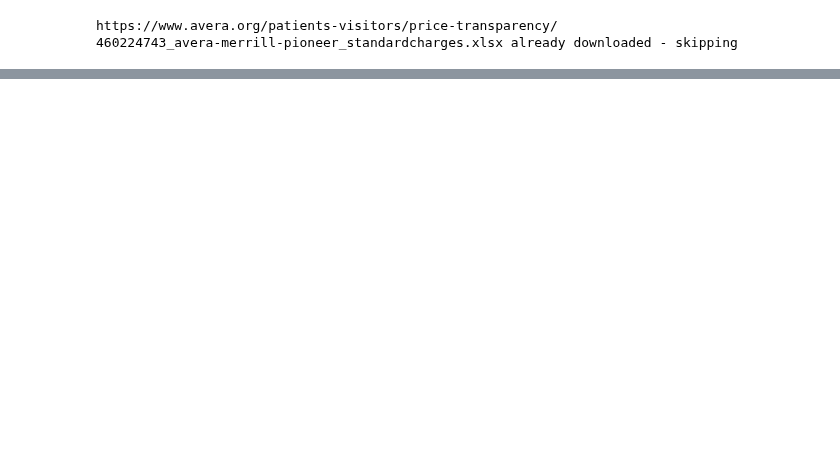
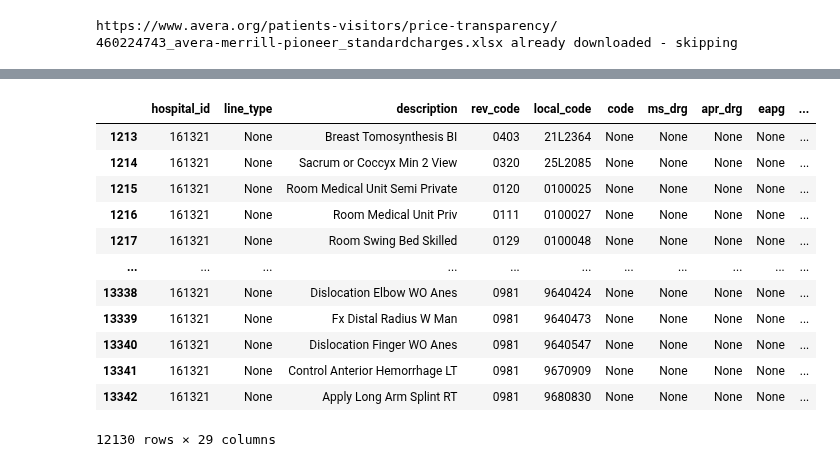
Before and after one commit to rl1987/dolthub-bounty-transparency-in-pricing, a Jupyter notebook: Avera.ipynb, the cells around one changed output, grey strips where cells are left out. Cells and saved outputs as stored; diff of their text form; code cells hidden in the pictures; blank space fills up the shorter version.

```diff
--- a/Avera.ipynb
+++ b/Avera.ipynb
@@ -113,5 +145,5 @@ df_mid
 # %%
 money_columns = df_mid.columns[5:]
 remaining_columns = df_mid.columns.to_list()[:5]
-df_mid = pd.melt(df_mid, id_vars=remaining_columns, var_name='payer', value_name='standard_charge')
+df_mid = pd.melt(df_mid, id_vars=remaining_columns, var_name='payer_name', value_name='standard_charge')
 df_mid
@@ -119,5 +165,4 @@ df_mid
 df_mid['hcpcs_cpt'] = df_mid.apply(lambda row: row['cpt'] if row['cpt'] is not None else row['hcpcs'], axis=1)
 del df_mid['cpt']
 del df_mid['hcpcs']
-df_mid['hcpcs_cpt'] = df_mid['hcpcs_cpt'].fillna('')
 df_mid
@@ -134,5 +193,5 @@ def payer_category_from_payer(payer):
 
     return 'payer'
 
-df_mid['payer_category'] = df_mid['payer'].apply(payer_category_from_payer)
+df_mid['payer_category'] = df_mid['payer_name'].apply(payer_category_from_payer)
 df_mid
@@ -139,25 +212,25 @@ df_mid
 # %%
 df_mid['hospital_id'] = ccn
 df_mid['line_type'] = None
-df_mid['rev_code'] = df_mid['rev_code'].fillna('')
-df_mid['rev_code'] = df_mid['rev_code'][:4] # 0964an
-df_mid['local_code'] = df_mid['local_code'].fillna('')
-df_mid['code'] = ''
-df_mid['ms_drg'] = ''
-df_mid['apr_drg'] = ''
-df_mid['apr_drg'] = ''
+df_mid['rev_code'] = df_mid['rev_code'].str[:4] # 0964an
+df_mid['code'] = None
+df_mid['ms_drg'] = None
+df_mid['apr_drg'] = None
+df_mid['eapg'] = None
 df_mid['modifiers'] = ''
 df_mid['thru'] = None
 df_mid['apc'] = None
 df_mid['icd'] = None
-df_mid['ndc'] = ''
+df_mid['ndc'] = None
 df_mid['drug_hcpcs_multiplier'] = None
 df_mid['drug_quantity'] = None
-df_mid['drug_units'] = None
-df_mid['billing_class'] = 1
-df_mid['setting'] = 1
-df_mid['plan'] = ''
+df_mid['drug_unit_of_measurement'] = None
+df_mid['drug_type_of_measurement'] = None
+df_mid['billing_class'] = None
+df_mid['setting'] = None
+df_mid['plan_name'] = None
 df_mid['standard_charge_percent'] = None
 df_mid['contracting_method'] = None
-df_mid['additional_payer_notes'] = None
+df_mid['additional_generic_notes'] = None
+df_mid['additional_payer_specific_notes'] = None
 df_mid
@@ -167,5 +268,18 @@ df_mid
 # %%
 df_out = pd.DataFrame(df_mid[TARGET_COLUMNS])
-del df_out['apc']
 df_out
+# %% [output]
+|  | hospital_id | line_type | description | rev_code | local_code | code | ms_drg | apr_drg | eapg | ... |
+| 1213 | 161321 | None | Breast Tomosynthesis BI | 0403 | 21L2364 | None | None | None | None | ... |
+| 1214 | 161321 | None | Sacrum or Coccyx Min 2 View | 0320 | 25L2085 | None | None | None | None | ... |
+| 1215 | 161321 | None | Room Medical Unit Semi Private | 0120 | 0100025 | None | None | None | None | ... |
+| 1216 | 161321 | None | Room Medical Unit Priv | 0111 | 0100027 | None | None | None | None | ... |
+| 1217 | 161321 | None | Room Swing Bed Skilled | 0129 | 0100048 | None | None | None | None | ... |
+| ... | ... | ... | ... | ... | ... | ... | ... | ... | ... | ... |
+| 13338 | 161321 | None | Dislocation Elbow WO Anes | 0981 | 9640424 | None | None | None | None | ... |
+| 13339 | 161321 | None | Fx Distal Radius W Man | 0981 | 9640473 | None | None | None | None | ... |
+| 13340 | 161321 | None | Dislocation Finger WO Anes | 0981 | 9640547 | None | None | None | None | ... |
+| 13341 | 161321 | None | Control Anterior Hemorrhage LT | 0981 | 9670909 | None | None | None | None | ... |
+| 13342 | 161321 | None | Apply Long Arm Splint RT | 0981 | 9680830 | None | None | None | None | ... |
+12130 rows × 29 columns
 # %%
```
Also changed, not shown: parts of 9 cells of this notebook.
